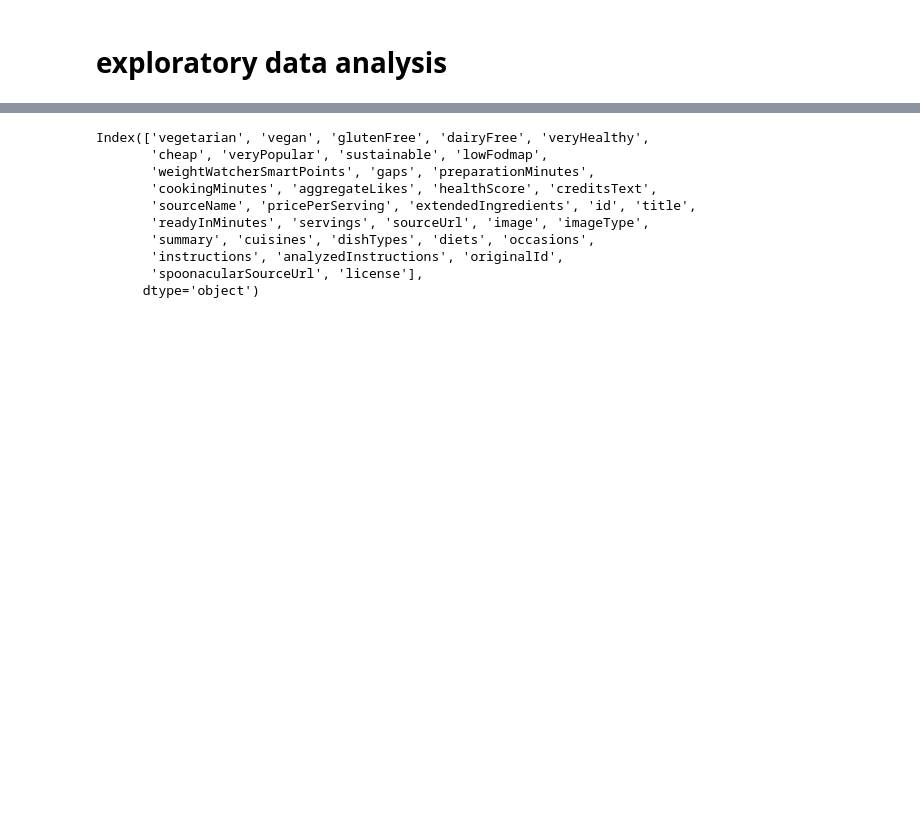
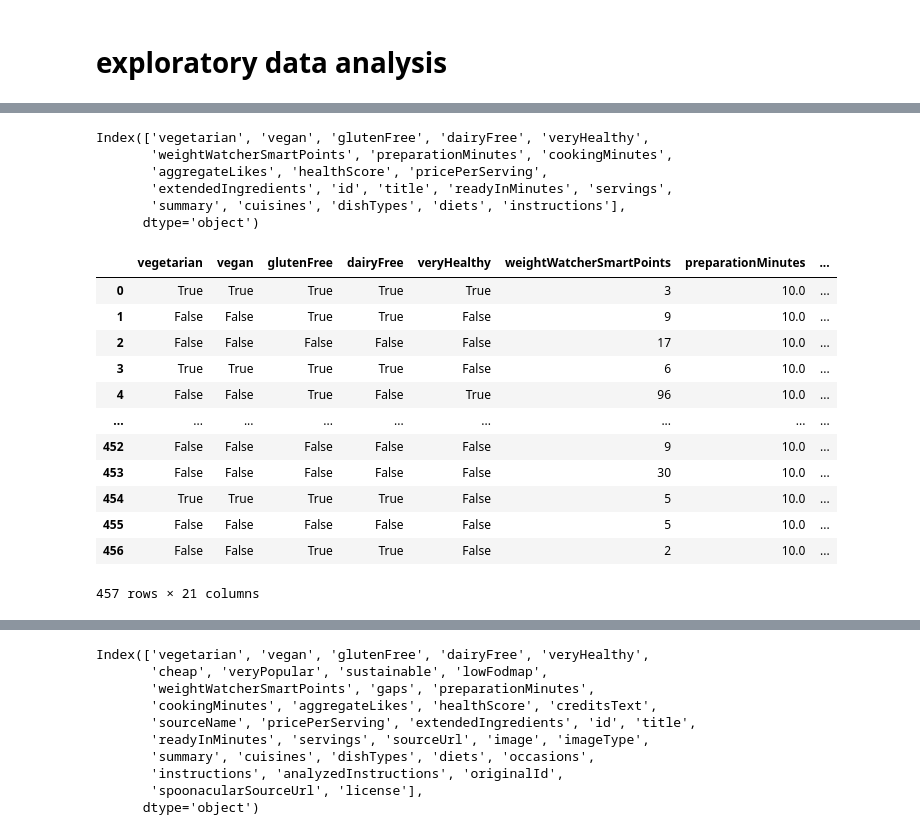
Before and after one commit to watrgoat/OptimalEats, a Jupyter notebook: notebooks/EDA.ipynb, the cells around one changed output, grey strips where cells are left out. Cells and saved outputs as stored; diff of their text form; code cells hidden in the pictures; blank space fills up the shorter version.

```diff
--- a/notebooks/EDA.ipynb
+++ b/notebooks/EDA.ipynb
@@ -137,10 +63,0 @@ Name: 450, dtype: object
-# %%
-# ask user for input
-'''
-diet = input("What diet do you follow? (vegan, vegetarian, pescatarian, paleo, ketogenic, whole30, none) ")
-intolerances = input("Do you have any food intolerances? (dairy, egg, gluten, grain, peanut, seafood, sesame, shellfish, soy, sulfite, tree nut, wheat, none) ")
-cuisine = input("What cuisine do you prefer? (african, american, british, cajun, caribbean, chinese, eastern european, european, french, german, greek, indian, irish, italian, japanese, jewish, korean, latin american, mediterranean, mexican, middle eastern, nordic, southern, spanish, thai, vietnamese, none) ")
-type_of_recipe = input("What type of recipe do you want? (main course, side dish, dessert, appetizer, salad, bread, breakfast, soup, beverage, sauce, marinade, fingerfood, snack, drink, none) ")
-max_time = input("How much time do you have? (minutes) ")
-cost = input("are you broke? (true/false) ")
-'''
@@ -149,9 +64,16 @@ SyntaxError: EOF while scanning triple-quoted string literal (530369632.py, line
-# %%
-# remove recipes that don't match the user's preferences
-'''
-df = df[df['diets'].str.contains(diet, na=False)]
-df = df[df['dishTypes'].str.contains(type_of_recipe, na=False)]
-df = df[df['cuisines'].str.contains(cuisine, na=False)]
-df = df[df['readyInMinutes'] <= int(max_time)]
-df = df[df['cheap'] == bool(cost)]
-'''
+# %%
+cuisine_mapping = {
+        'English': 'British',
+        'Scottish': 'British',
+        'Irish': 'British',
+        'Latin American': 'South American',
+        'Greek': 'Mediterranean',
+        'bbq': 'Barbecue',
+        'barbeque': 'Barbecue',
+        # Add any other specific combinations needed
+    }
+
+for index, row in df.iterrows():
+    for cuisine in row['cuisines']:
+        if cuisine in cuisine_mapping:
+            df.at[index, 'cuisines'] = [cuisine_mapping[cuisine]]
@@ -157,0 +106,28 @@ df = df[df['cheap'] == bool(cost)]
+# %%
+# drop image columns
+df.drop(columns=['image', 'imageType', 'gaps', 'license', 'sourceUrl', 'occasions', 'analyzedInstructions', 'originalId', 'spoonacularSourceUrl', 'author', 'sourceName', 'creditsText', 'lowFodmap', 'sustainable', 'veryPopular', 'cheap'], inplace=True)
+# %%
+df.columns
+# %% [output]
+Index(['vegetarian', 'vegan', 'glutenFree', 'dairyFree', 'veryHealthy',
+       'weightWatcherSmartPoints', 'preparationMinutes', 'cookingMinutes',
+       'aggregateLikes', 'healthScore', 'pricePerServing',
+       'extendedIngredients', 'id', 'title', 'readyInMinutes', 'servings',
+       'summary', 'cuisines', 'dishTypes', 'diets', 'instructions'],
+      dtype='object')
+# %%
+df
+# %% [output]
+|  | vegetarian | vegan | glutenFree | dairyFree | veryHealthy | weightWatcherSmartPoints | preparationMinutes | ... |
+| 0 | True | True | True | True | True | 3 | 10.0 | ... |
+| 1 | False | False | True | True | False | 9 | 10.0 | ... |
+| 2 | False | False | False | False | False | 17 | 10.0 | ... |
+| 3 | True | True | True | True | False | 6 | 10.0 | ... |
+| 4 | False | False | True | False | True | 96 | 10.0 | ... |
+| ... | ... | ... | ... | ... | ... | ... | ... | ... |
+| 452 | False | False | False | False | False | 9 | 10.0 | ... |
+| 453 | False | False | False | False | False | 30 | 10.0 | ... |
+| 454 | True | True | True | True | False | 5 | 10.0 | ... |
+| 455 | False | False | False | False | False | 5 | 10.0 | ... |
+| 456 | False | False | True | True | False | 2 | 10.0 | ... |
+457 rows × 21 columns
```
Also changed, not shown: parts of 15 cells of this notebook, 4 other files.
